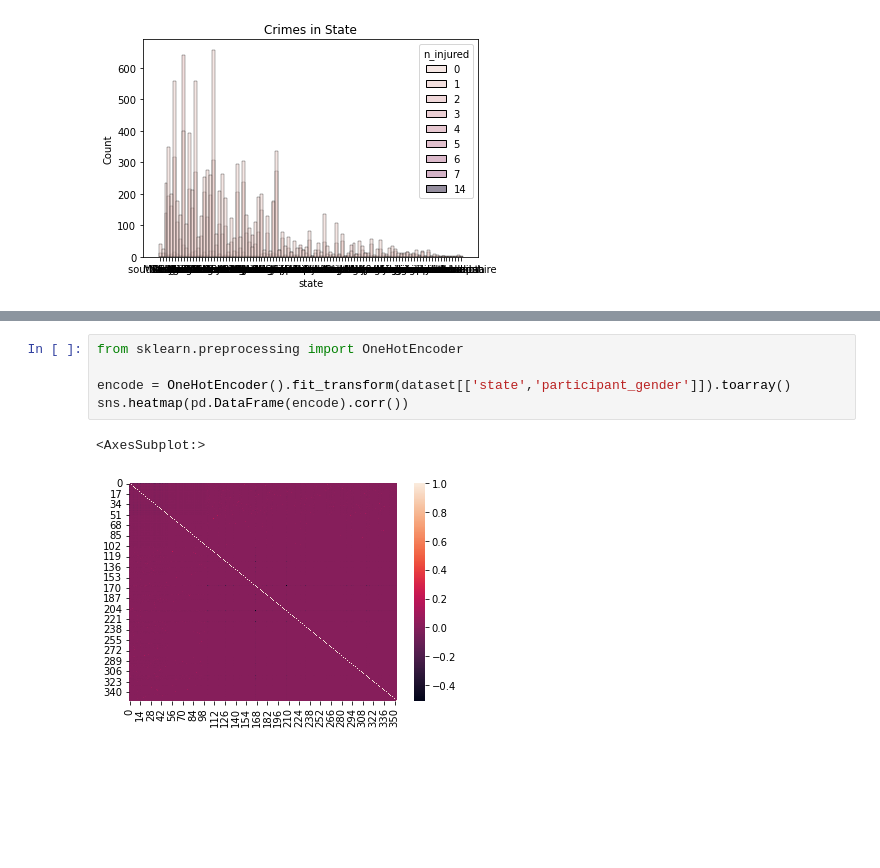
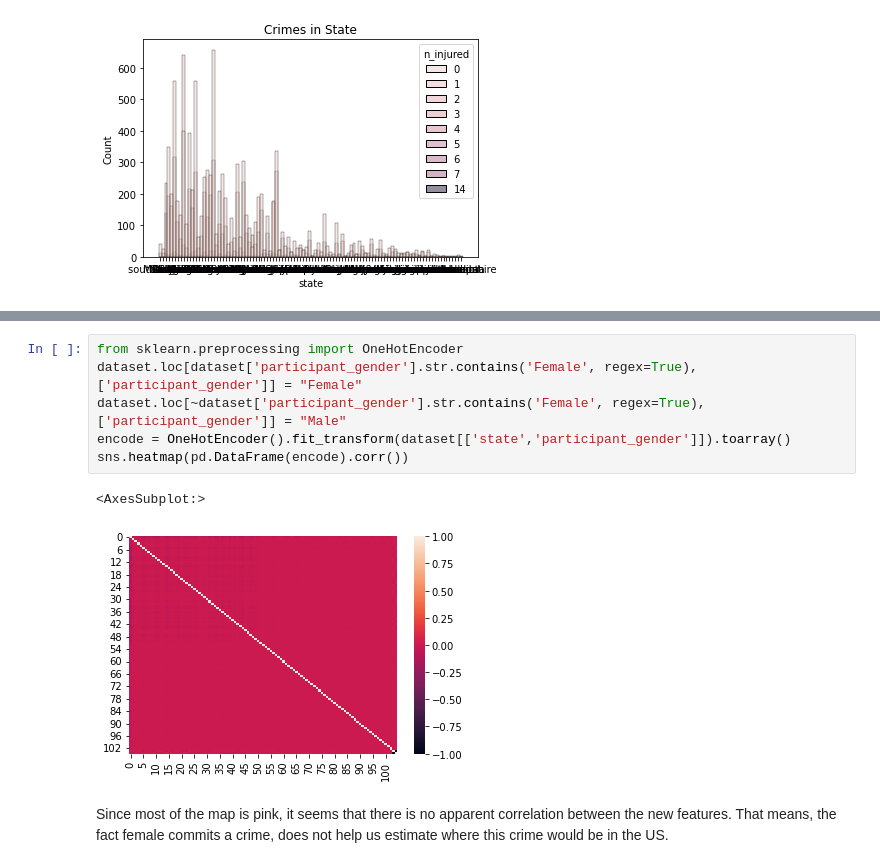
Before and after one commit to razbareli/Applied-Competitive-Lab-in-Data-Science-67818, a Jupyter notebook: week1/sol1.ipynb, the cells around one changed output, grey strips where cells are left out. Drawn from its saved outputs; the diff is of its cells as text; blank space fills up the shorter version.

```diff
--- a/week1/sol1.ipynb
+++ b/week1/sol1.ipynb
@@ -167,8 +167,11 @@ Since most of the map is pink, it seems that there is no apparent correlation be
 # %%
 from sklearn.preprocessing import OneHotEncoder
-
+dataset.loc[dataset['participant_gender'].str.contains('Female', regex=True), ['participant_gender']] = "Female"
+dataset.loc[~dataset['participant_gender'].str.contains('Female', regex=True), ['participant_gender']] = "Male"
 encode = OneHotEncoder().fit_transform(dataset[['state','participant_gender']]).toarray()
 sns.heatmap(pd.DataFrame(encode).corr())
 # %% [output]
 <AxesSubplot:>
-[figure, old version]
+[figure, new version]
+# %% [markdown]
+Since most of the map is pink, it seems that there is no apparent correlation between the new features. That means, the fact female commits a crime, does not help us estimate where this crime would be in the US.
```
Also changed, not shown: parts of 2 cells of this notebook.
